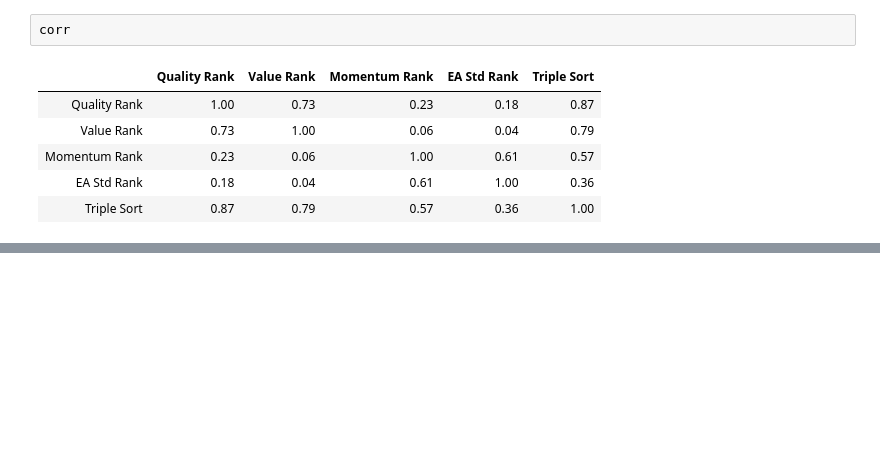
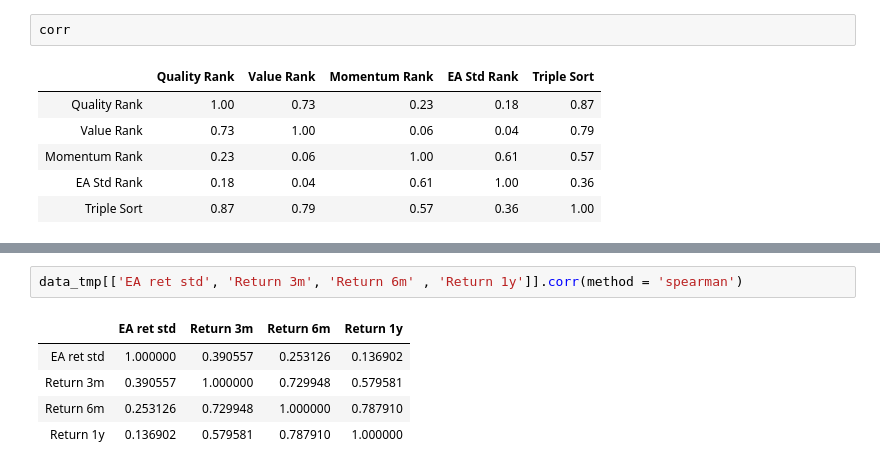
Before and after one commit to webclinic017/Portfolio_Construction, a Jupyter notebook: Equity_Strategies/quant_strategies/dev/Quant_Strategies.ipynb, the cells around one changed output, grey strips where cells are left out. Saved outputs shown, nothing was run; the diff lists cells and outputs as text; blank space fills up the shorter version.

```diff
--- a/Equity_Strategies/quant_strategies/dev/Quant_Strategies.ipynb
+++ b/Equity_Strategies/quant_strategies/dev/Quant_Strategies.ipynb
@@ -652,0 +679,8 @@ corr
+# %%
+data_tmp[['EA ret std', 'Return 3m', 'Return 6m' , 'Return 1y']].corr(method = 'spearman')
+# %% [output]
+|  | EA ret std | Return 3m | Return 6m | Return 1y |
+| EA ret std | 1.000000 | 0.390557 | 0.253126 | 0.136902 |
+| Return 3m | 0.390557 | 1.000000 | 0.729948 | 0.579581 |
+| Return 6m | 0.253126 | 0.729948 | 1.000000 | 0.787910 |
+| Return 1y | 0.136902 | 0.579581 | 0.787910 | 1.000000 |
```
Also changed, not shown: parts of 4 cells of this notebook, 32 other files.
